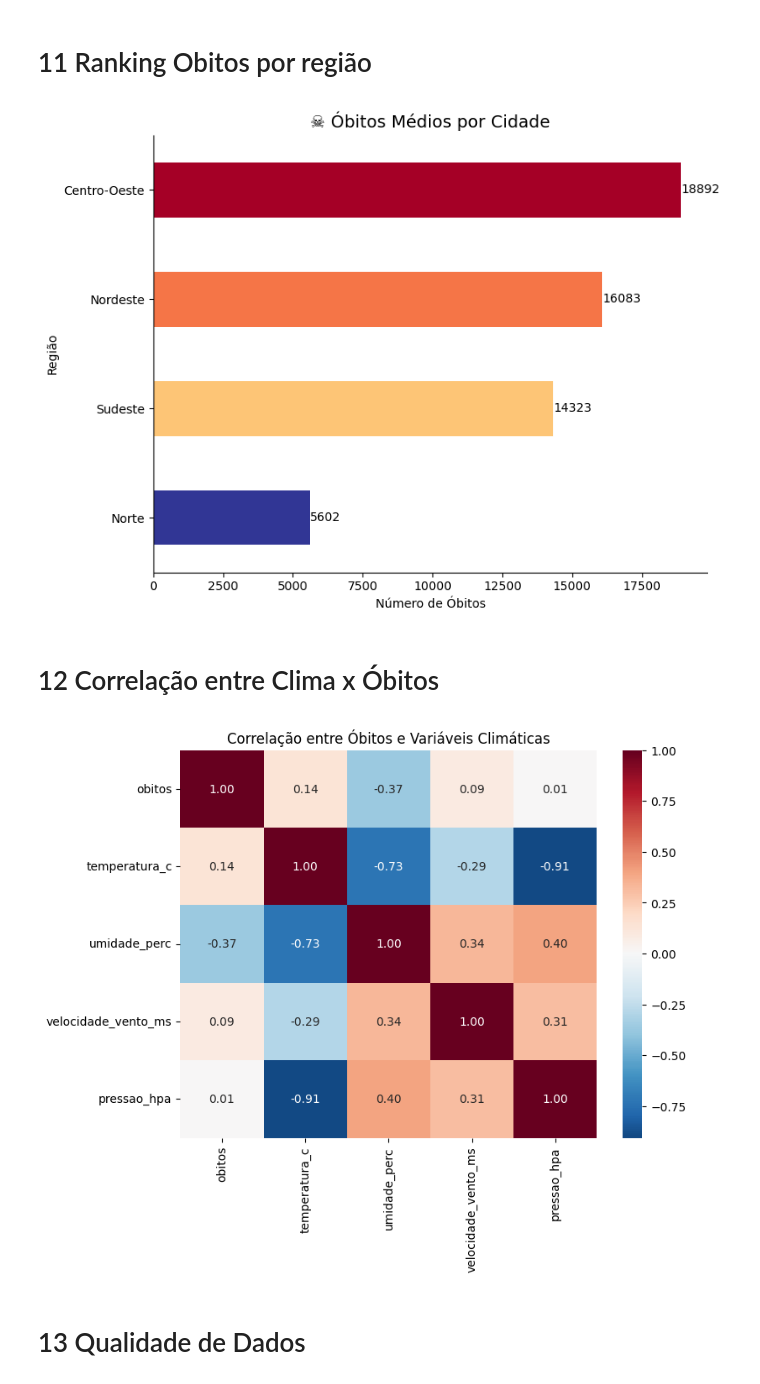
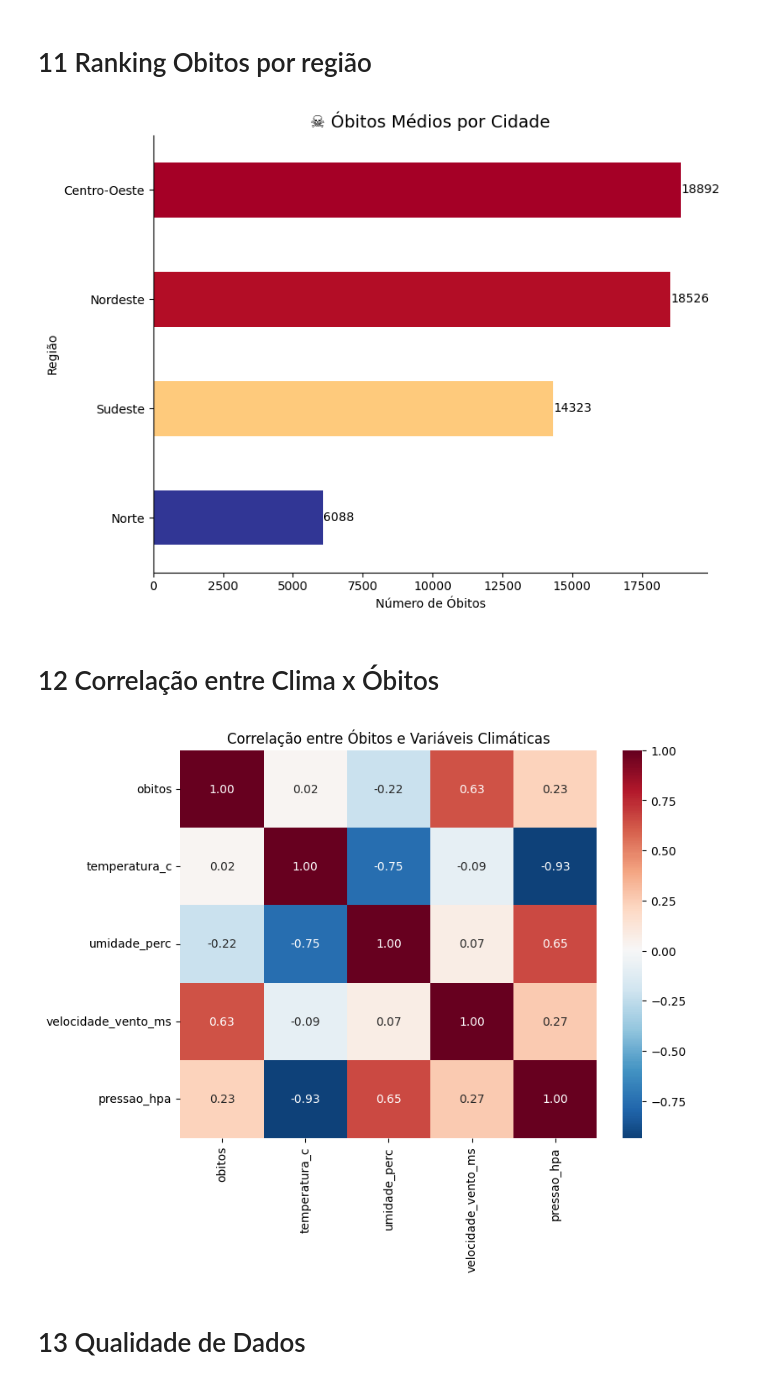
Before and after one commit to beatapurado/pipeline-clima-covid, a Jupyter notebook: Upskill_Tiller__Engenharia_Dados_Compass.ipynb, the cells around one changed output. Drawn from its saved outputs; the diff is of its cells as text; code cells hidden in the pictures.

```diff
--- a/Upskill_Tiller__Engenharia_Dados_Compass.ipynb
+++ b/Upskill_Tiller__Engenharia_Dados_Compass.ipynb
@@ -624,7 +623,7 @@ import seaborn as sns
 import numpy as np
 
 # Agrupar por cidade e calcular média de óbitos
-df_obitos_cidade = _df_5.groupby("regiao_x")["obitos"].mean().sort_values(ascending=True)
+df_obitos_cidade = df_final_.groupby("regiao_x")["obitos"].mean().sort_values(ascending=True)
 
 # Criar gradiente de cores (vermelho = maior, azul = menor)
 norm = plt.Normalize(df_obitos_cidade.min(), df_obitos_cidade.max())
@@ -649,26 +648,26 @@ plt.gca().spines[['top','right']].set_visible(False)
 plt.tight_layout()
 plt.show()
 # %% [output]
-[figure, old version]
+[figure, new version]
 # %% [markdown]
 # 12 Correlação entre Clima x Óbitos
 # %%
 import seaborn as sns
 import matplotlib.pyplot as plt
 
 # Selecionar apenas as colunas de interesse
-df_corr = _df_5[["obitos", "temperatura_c", "umidade_perc", "velocidade_vento_ms", "pressao_hpa"]]
+df_corr = df_final_[["obitos", "temperatura_c", "umidade_perc", "velocidade_vento_ms", "pressao_hpa"]]
 
 # Calcular matriz de correlação
 corr = df_corr.corr()
 
 # Plotar heatmap
 plt.figure(figsize=(8,6))
 sns.heatmap(corr, annot=True, cmap="RdBu_r", center=0, fmt=".2f")
 plt.title("Correlação entre Óbitos e Variáveis Climáticas")
 plt.show()
 # %% [output]
-[figure, old version]
+[figure, new version]
 # %% [markdown]
 # 13 Qualidade de Dados
 # %%
```
Also changed, not shown: parts of 11 cells of this notebook.
